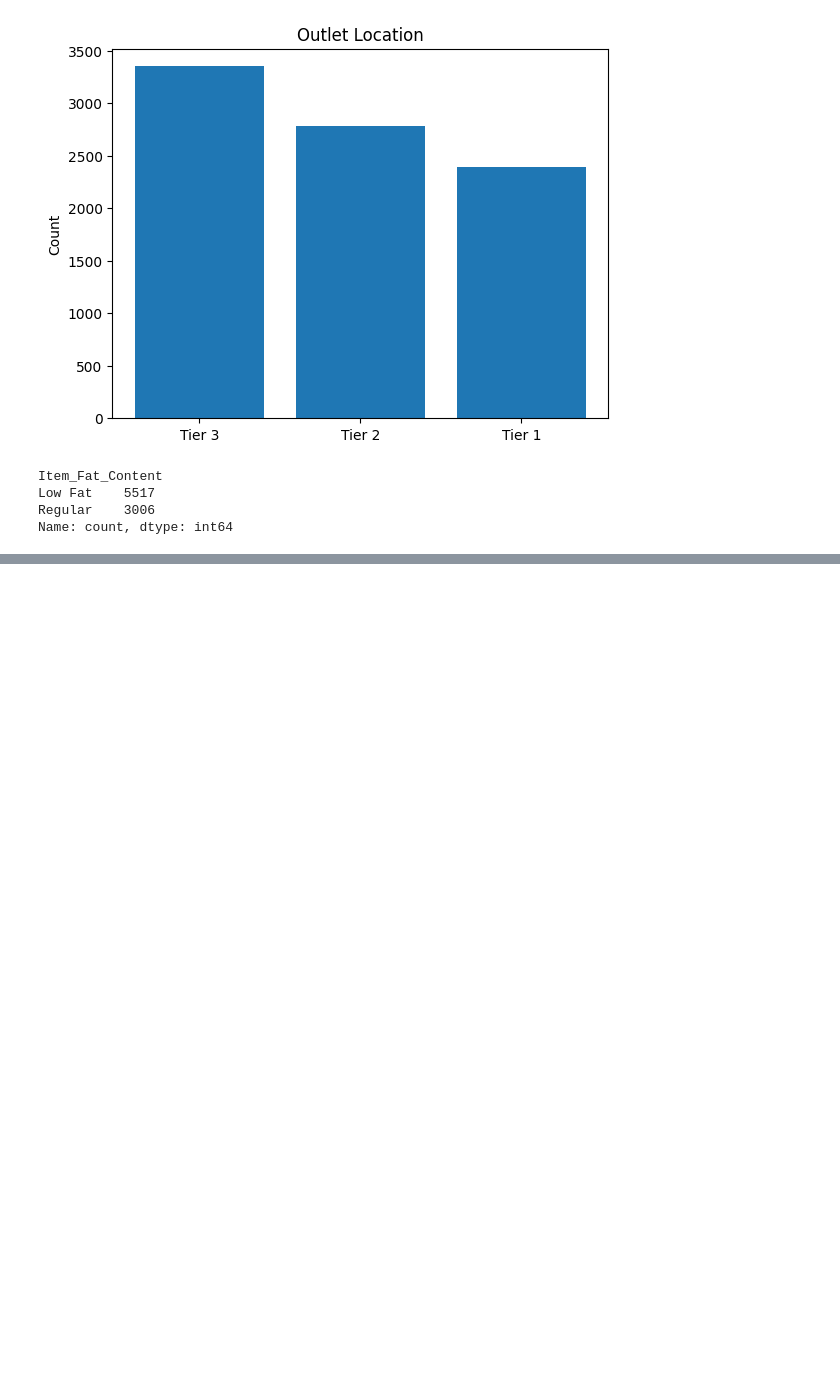
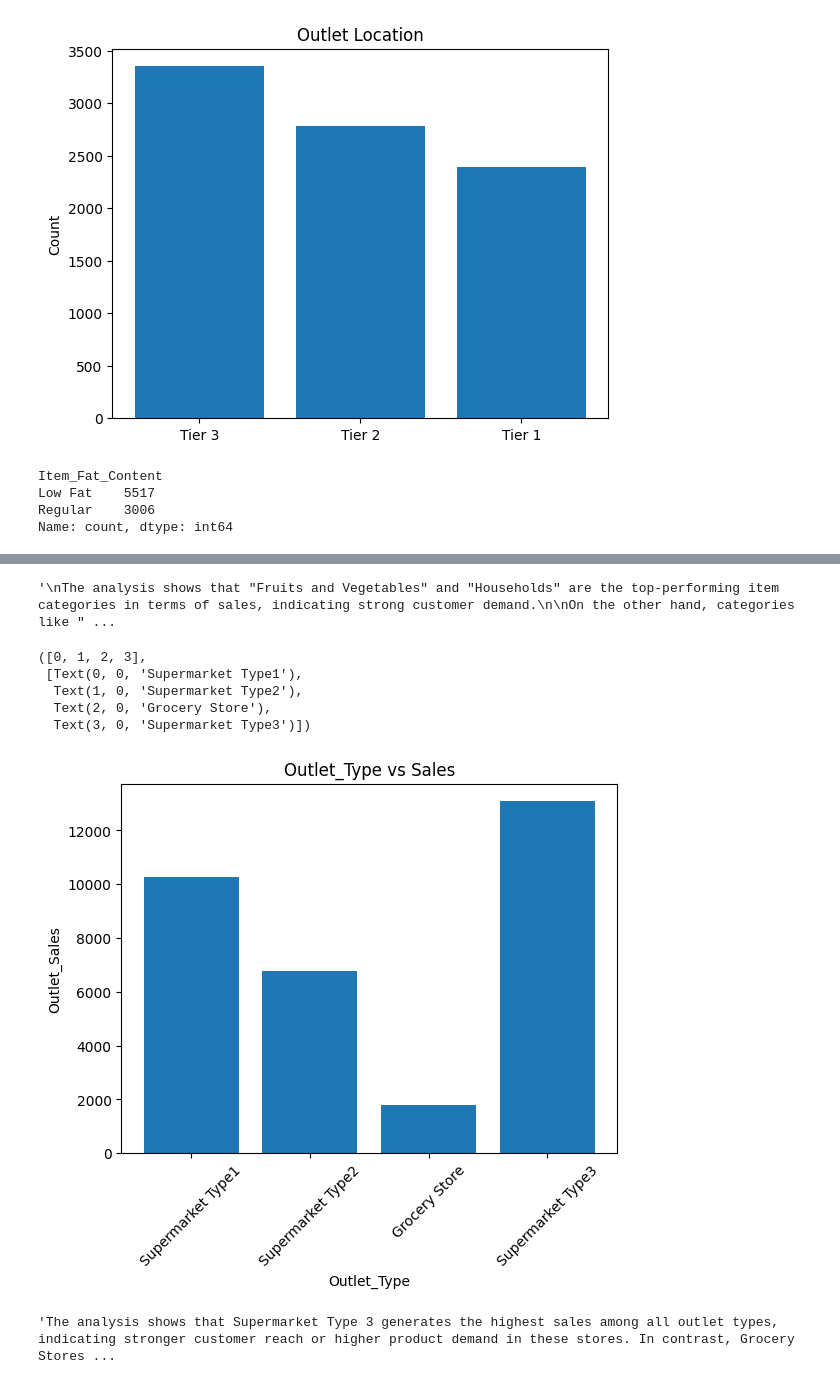
Before and after one commit to kebalkhadka/EDA, a Jupyter notebook: app.ipynb, the cells around one changed output, grey strips where cells are left out. Drawn from its saved outputs; the diff is of its cells as text; code cells hidden in the pictures; blank space fills up the shorter version.

```diff
--- a/app.ipynb
+++ b/app.ipynb
@@ -341,0 +388,27 @@ Name: count, dtype: int64
+# %%
+'''
+The analysis shows that "Fruits and Vegetables" and "Households" are the top-performing item categories in terms of sales, indicating strong customer demand.
+
+On the other hand, categories like "Seafood" and "Others" contribute the least to total sales, suggesting lower demand or limited availability.
+
+Most categories fall within a similar sales range, indicating relatively balanced performance, but a few categories clearly outperform others.
+'''
+# %% [output]
+'\nThe analysis shows that "Fruits and Vegetables" and "Households" are the top-performing item categories in terms of sales, indicating strong customer demand.\n\nOn the other hand, categories like " ...
+# %%
+plt.bar(df['Outlet_Type'],df['Item_Outlet_Sales'])
+plt.title('Outlet_Type vs Sales')
+plt.xlabel('Outlet_Type')
+plt.ylabel('Outlet_Sales')
+plt.xticks(rotation=45)
+# %% [output]
+([0, 1, 2, 3],
+ [Text(0, 0, 'Supermarket Type1'),
+  Text(1, 0, 'Supermarket Type2'),
+  Text(2, 0, 'Grocery Store'),
+  Text(3, 0, 'Supermarket Type3')])
+[figure, added]
+# %%
+'''The analysis shows that Supermarket Type 3 generates the highest sales among all outlet types, indicating stronger customer reach or higher product demand in these stores. In contrast, Grocery Stores contribute the lowest sales, suggesting comparatively lower customer traffic or limited product variety.'''
+# %% [output]
+'The analysis shows that Supermarket Type 3 generates the highest sales among all outlet types, indicating stronger customer reach or higher product demand in these stores. In contrast, Grocery Stores ...
```
Also changed, not shown: parts of 4 cells of this notebook.
